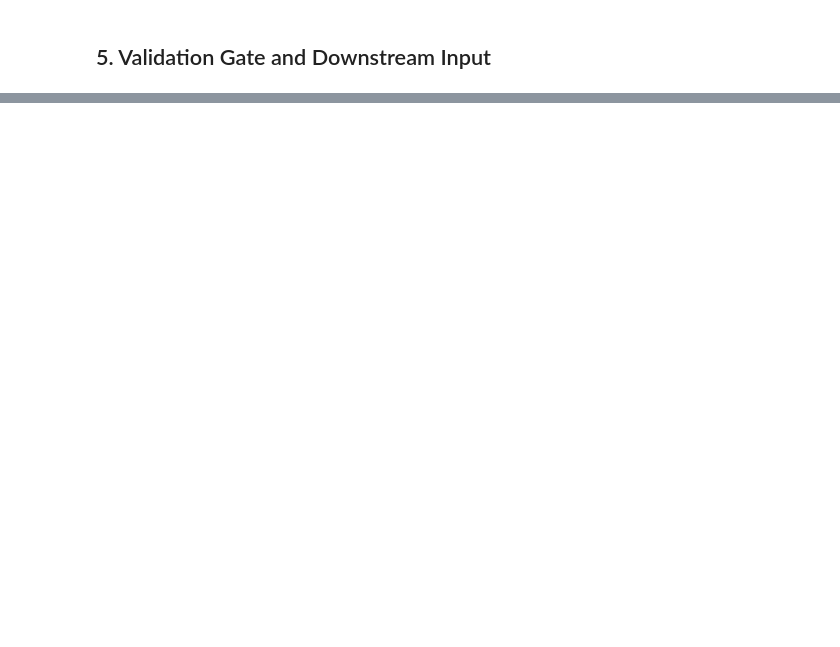
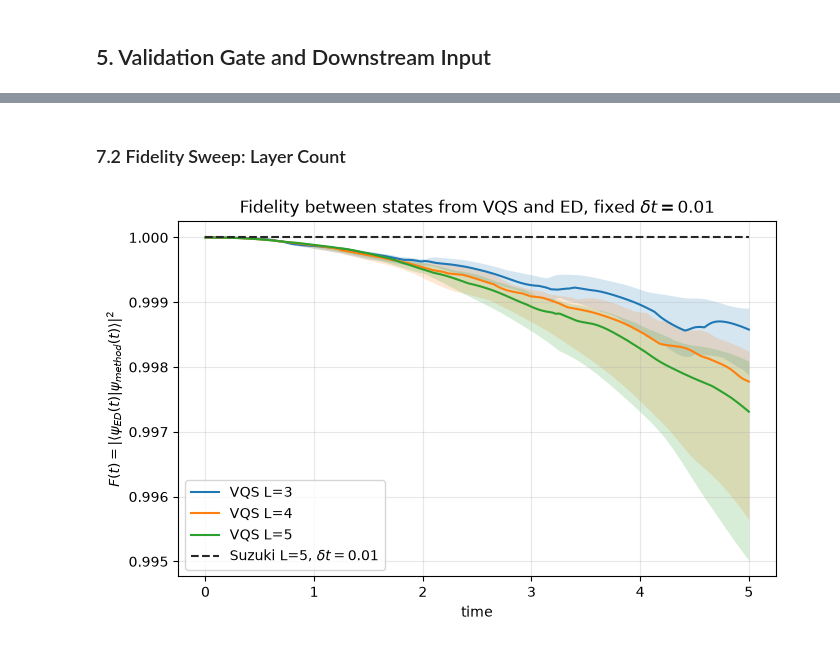
Before and after one commit to Renoir-J/235_Final_Project, a Jupyter notebook: code/main_skeleton.ipynb, the cells around one changed output, grey strips where cells are left out. Cells and saved outputs as stored; diff of their text form; code cells hidden in the pictures; blank space fills up the shorter version.

```diff
--- a/code/main_skeleton.ipynb
+++ b/code/main_skeleton.ipynb
@@ -255,8 +278 @@ for key, value in module2_downstream_input.items():
-# %%
-times = onp.linspace(0.0, 1.0, 11)
-states = exact_time_evolution(module2_downstream_input["H_final_matrix"], module2_downstream_input["psi_0"], times)
-exact_reference_observables = [compute_observables(s, N=module2_config.N, ag=module2_config.ag, external_field=module2_config.q_final, g=module2_config.g) for s in states]
-print("Generated exact reference states:", states.shape)
-print("Initial observables:", exact_reference_observables[0])
-print("Final smoke observables:", exact_reference_observables[-1])
 # %% [markdown]
@@ -369,6 +335,0 @@ plt.grid(True, alpha=0.3); plt.ylim(top=1.001); plt.legend(); plt.show()
-# %%
-for module_name in ["module1_vqe", "module2_quench", "module3_trotter", "module4_mclachlan"]:
-    metadata, arrays = load_module_test_data(module_name)
-    assert metadata["schema_version"] == 2
-    assert set(metadata["array_keys"]) == set(arrays.files)
-    print(module_name, "ok", sorted(arrays.files))
@@ -374,0 +599,29 @@ for module_name in ["module1_vqe", "module2_quench", "module3_trotter", "module4
+# %% [markdown]
+### 7.2 Fidelity Sweep: Layer Count
+# %%
+if module4_arrays is None:
+    print("Layer sweep fidelity plot skipped because Module 4 ensemble data is unavailable.")
+else:
+    fig, ax = plt.subplots(figsize=(7, 4.5))
+    for layer_count in MODULE4_LAYER_VALUES:
+        times = module4_arrays[f"layer_{layer_count}_times"]
+        values = module4_arrays[f"layer_{layer_count}_fidelity"]
+        p25, median, p75 = module4_percentiles(values)
+        line, = ax.plot(times, median, label=f"VQS L={layer_count}")
+        ax.fill_between(times, p25, p75, color=line.get_color(), alpha=0.18, linewidth=0)
+
+    times = module4_arrays[f"layer_{MODULE4_FIXED_LAYER}_times"]
+    suzuki_values = module4_arrays[f"layer_{MODULE4_FIXED_LAYER}_suzuki_fidelity"]
+    p25, median, p75 = module4_percentiles(suzuki_values)
+    line, = ax.plot(times, median, "--", color="0.15", label=rf"Suzuki L={MODULE4_FIXED_LAYER}, $\delta t={MODULE4_FIXED_DT}$")
+    ax.fill_between(times, p25, p75, color=line.get_color(), alpha=0.12, linewidth=0)
+
+    ax.set_xlabel("time")
+    ax.set_ylabel(r"$F(t)=|\langle\psi_{ED}(t)|\psi_{method}(t)\rangle|^2$")
+    ax.set_title(rf"Fidelity between states from VQS and ED, fixed $\delta t={MODULE4_FIXED_DT}$")
+    ax.grid(True, alpha=0.3)
+    ax.legend()
+    fig.tight_layout()
+    plt.show()
+# %% [output]
+[figure, added]
```
Also changed, not shown: parts of 22 cells of this notebook, 6 other files.
